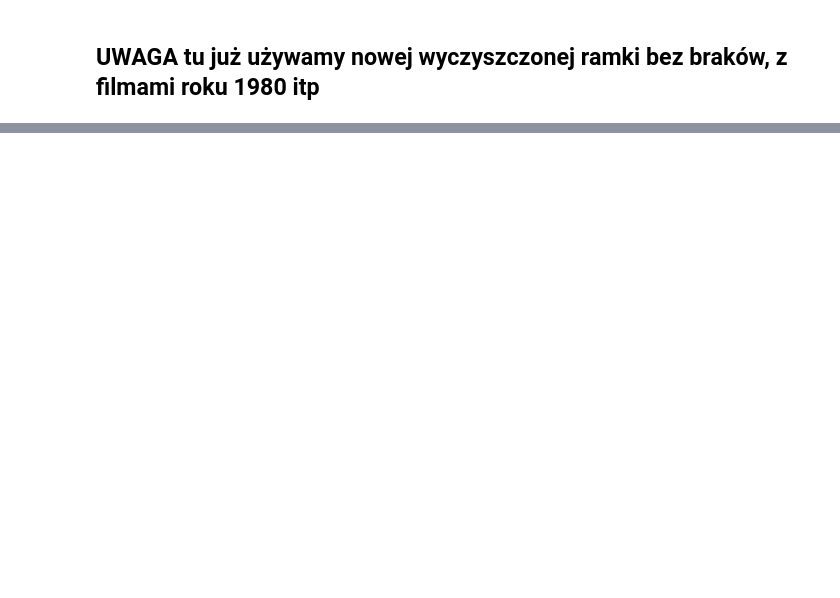
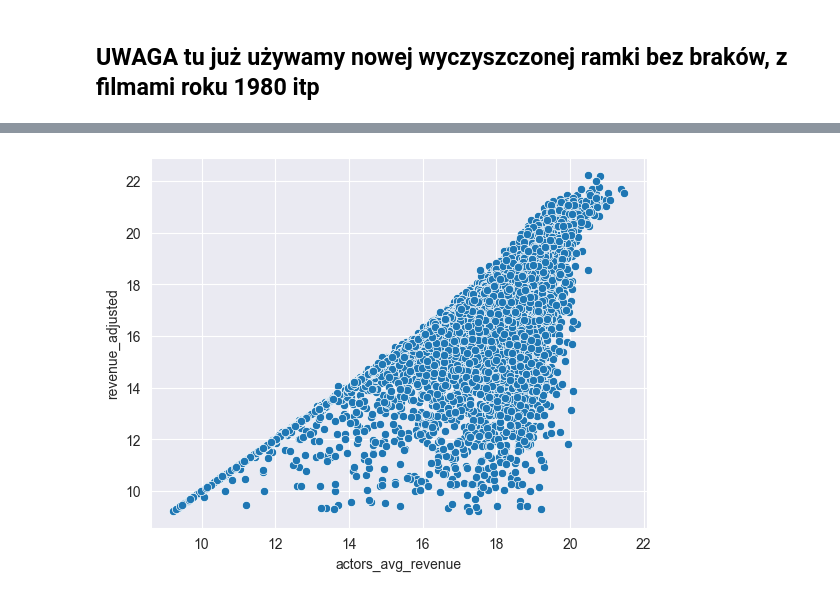
Before and after one commit to olkat12/Data_Exploration, a Jupyter notebook: data-visualization/NEW_visualization.ipynb, the cells around one changed output, grey strips where cells are left out. Cells and saved outputs as stored; diff of their text form; code cells hidden in the pictures; blank space fills up the shorter version.

```diff
--- a/data-visualization/NEW_visualization.ipynb
+++ b/data-visualization/NEW_visualization.ipynb
@@ -363,0 +397,10 @@ plt.show()
+# %%
+import numpy as np
+
+sns.scatterplot(
+    x=np.log1p(data['actors_avg_revenue']),
+    y=np.log1p(data['revenue_adjusted'])
+)
+plt.show()
+# %% [output]
+[figure, added]
```
Also changed, not shown: parts of 20 cells of this notebook.
